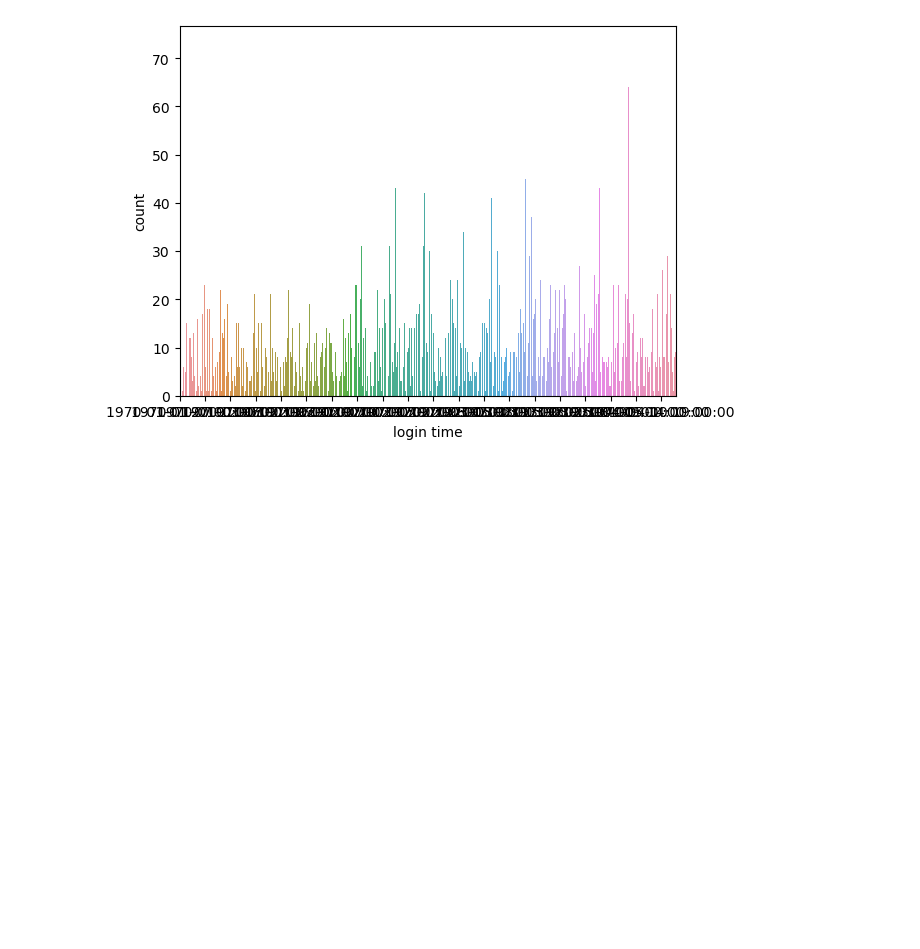
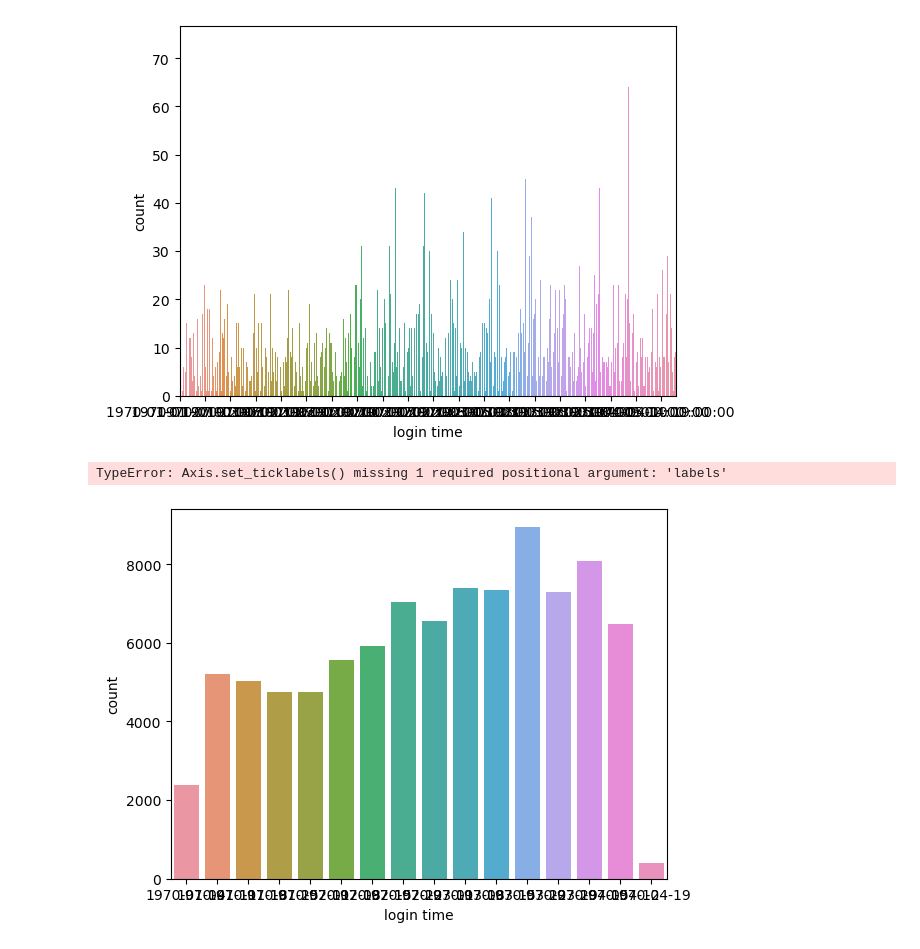
Before and after one commit to amoutafian/ultimate_inc, a Jupyter notebook: ultimate_inc.ipynb, the cells around one changed output. Drawn from its saved outputs; the diff is of its cells as text; code cells hidden in the pictures; blank space fills up the shorter version.

```diff
--- a/ultimate_inc.ipynb
+++ b/ultimate_inc.ipynb
@@ -87,3 +87,6 @@ resampled_df = resampled_df.reset_index()
 resampled_df['login_time'].dtype
 # %% [output]
 dtype('<M8[ns]')
+# %%
+weekly_mean = sorted_df.resample('W').count()
+weekly_mean.info
@@ -89,0 +112,3 @@ dtype('<M8[ns]')
+# %%
+weekly_mean = weekly_mean.reset_index()
+weekly_mean['login_time'].dtype
@@ -99,3 +126,14 @@ fig.show()
 # %% [output]
 ValueError: The number of FixedLocator locations (20), usually from a call to set_ticks, does not match the number of labels (1).
 [figure]
+# %%
+weekly_mean['login_time'] = weekly_mean['login_time'].astype(str)
+plt.gca
+fig = sns.barplot(x = 'login_time', y = 'count', data = weekly_mean)
+fig.set_xlabel("login time")
+fig.set_ylabel("count")
+#fig.set_xticks(fig.get_xticks()[::500])
+fig.set_xticklabels(rotation = 45)
+# %% [output]
+TypeError: Axis.set_ticklabels() missing 1 required positional argument: 'labels'
+[figure, added]
```
Also changed, not shown: parts of 5 cells of this notebook.
